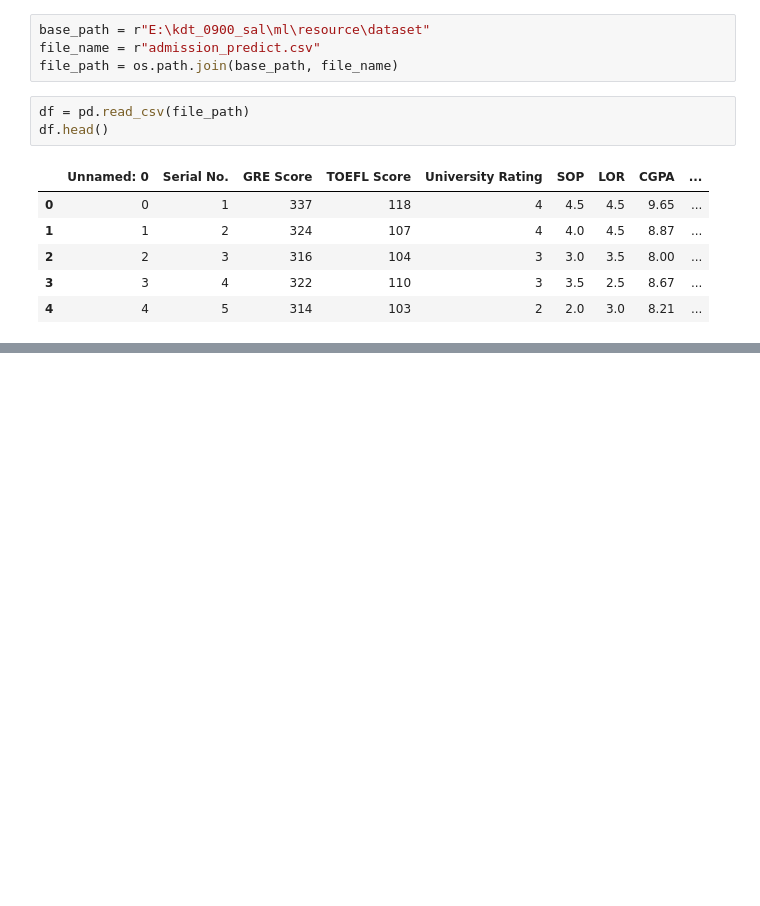
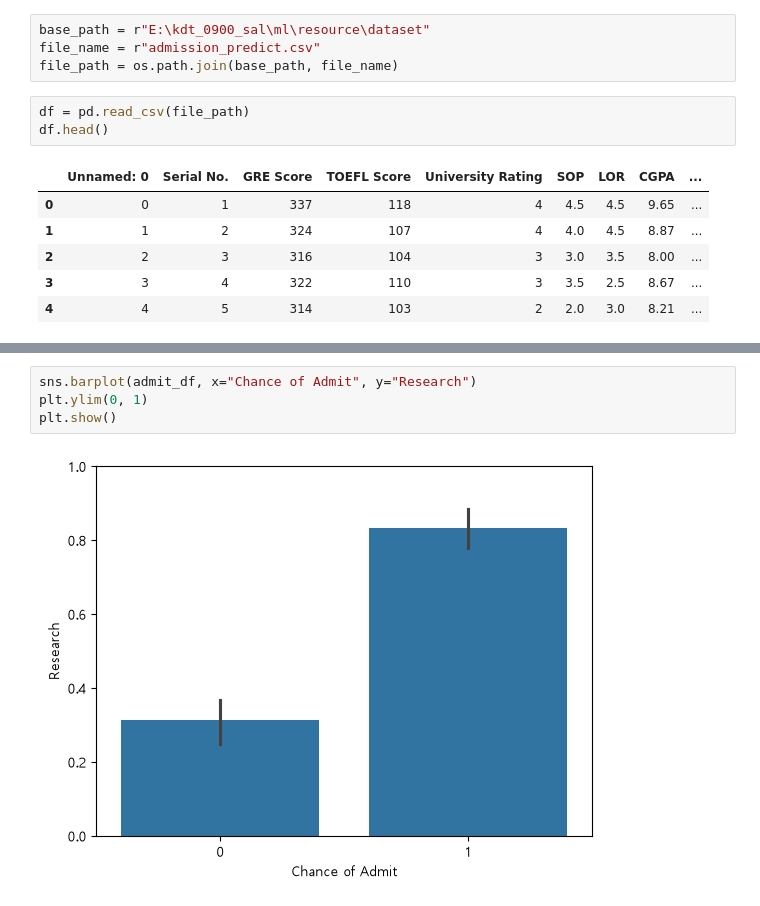
Before and after one commit to fdsa0317/kdt-ml, a Jupyter notebook: 7. LinearRegression, LogisticRegression(선형회귀, 이진분류).ipynb, the cells around one changed output, grey strips where cells are left out. Saved outputs shown, nothing was run; the diff lists cells and outputs as text; blank space fills up the shorter version.

```diff
--- a/7. LinearRegression, LogisticRegression(선형회귀, 이진분류).ipynb
+++ b/7. LinearRegression, LogisticRegression(선형회귀, 이진분류).ipynb
@@ -291,0 +358,6 @@ df.head()
+# %%
+sns.barplot(admit_df, x="Chance of Admit", y="Research")
+plt.ylim(0, 1)
+plt.show()
+# %% [output]
+[figure, added]
```
Also changed, not shown: parts of 25 cells of this notebook.
